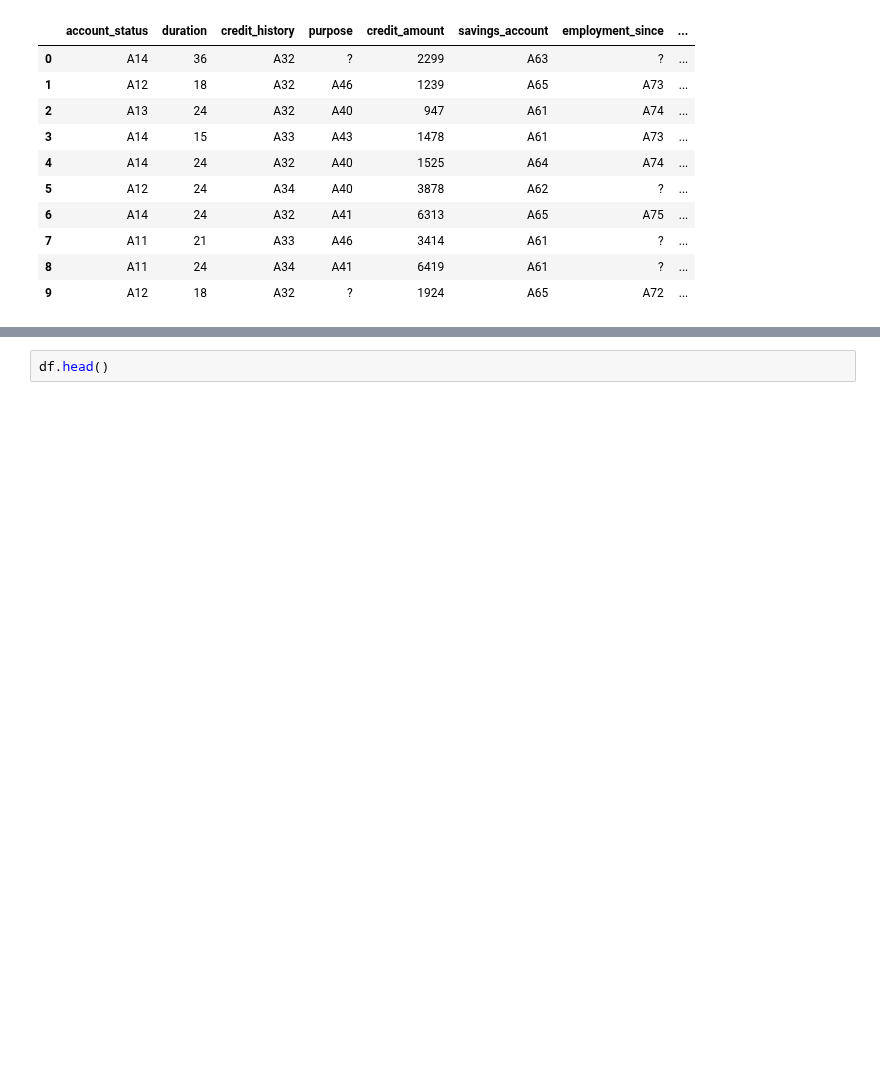
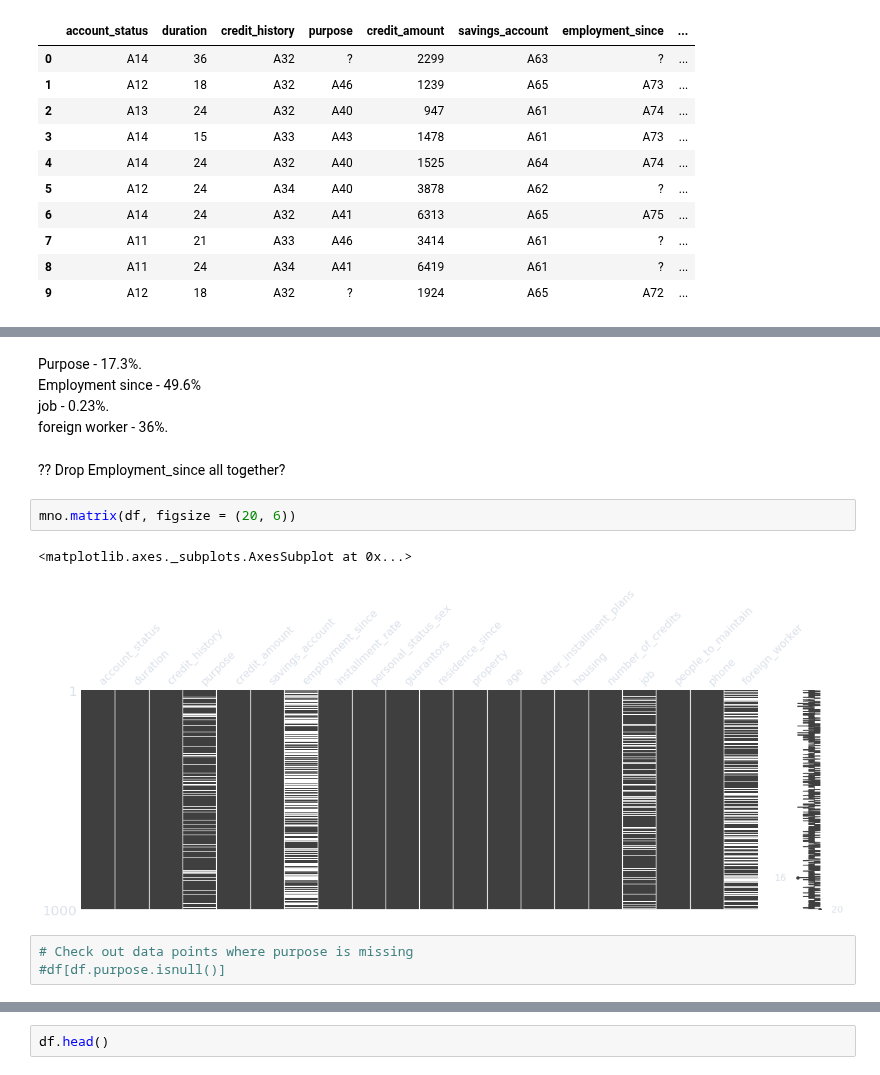
Before and after one commit to alyonavyshnevska/intelligent_data_analysis, a Jupyter notebook: Final_Project/FinalProject.ipynb, the cells around one changed output, grey strips where cells are left out. Drawn from its saved outputs; the diff is of its cells as text; blank space fills up the shorter version.

```diff
--- a/Final_Project/FinalProject.ipynb
+++ b/Final_Project/FinalProject.ipynb
@@ -79,0 +120,15 @@ dtype: int64
+# %% [markdown]
+Purpose - 17.3%.
+Employment since - 49.6%
+job - 0.23%.
+foreign worker - 36%.
+# %% [markdown]
+?? Drop Employment_since all together?
+# %%
+mno.matrix(df, figsize = (20, 6))
+# %% [output]
+<matplotlib.axes._subplots.AxesSubplot at 0x...>
+[figure, added]
+# %%
+# Check out data points where purpose is missing
+#df[df.purpose.isnull()]
```
Also changed, not shown: parts of 41 cells of this notebook.
